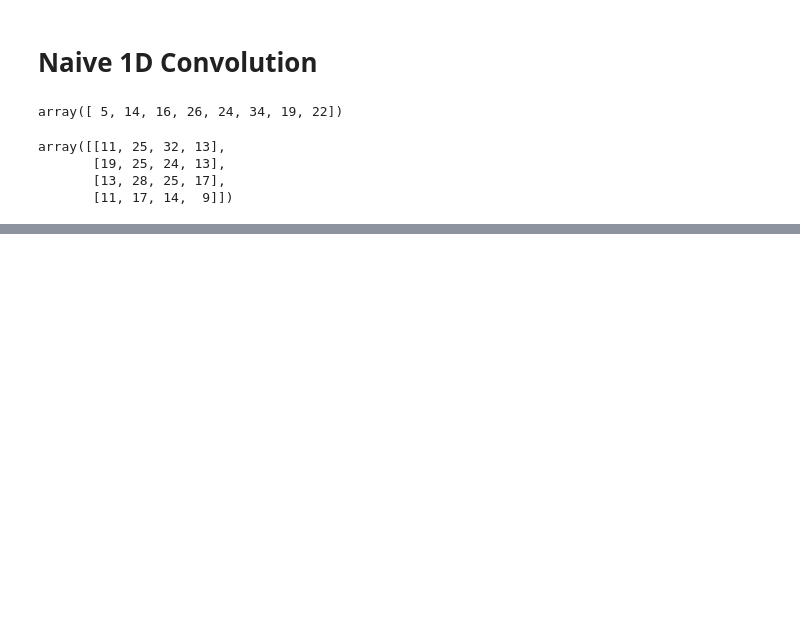
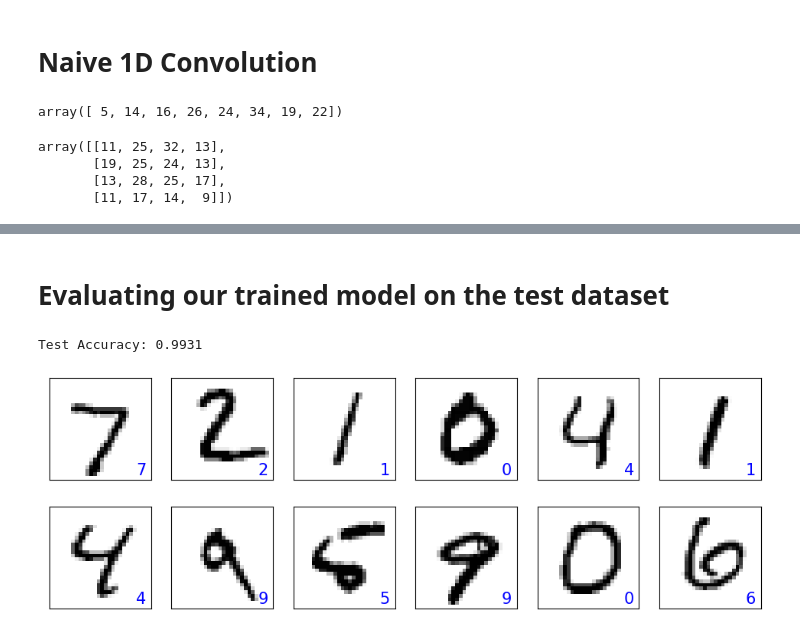
Before and after one commit to Jstafford98/Machine-Learning-with-PyTorch-and-Scikit-Learn, a Jupyter notebook: src/Chapter14.ipynb, the cells around one changed output, grey strips where cells are left out. Saved outputs shown, nothing was run; the diff lists cells and outputs as text; code cells hidden in the pictures; blank space fills up the shorter version.

```diff
--- a/src/Chapter14.ipynb
+++ b/src/Chapter14.ipynb
@@ -75,0 +226,24 @@ array([[11, 25, 32, 13],
+# %% [markdown]
+#  Evaluating our trained model on the test dataset
+# %%
+pred = model(mnist_test.data.unsqueeze(1) / 255.)
+is_correct = (
+    torch.argmax(pred, dim=1) == mnist_test.targets
+).float()
+print(f'Test Accuracy: {is_correct.mean():.4f}')
+# %% [output]
+Test Accuracy: 0.9931
+# %%
+fig = plt.figure(figsize=(12, 4))
+for i in range(12):
+    ax = fig.add_subplot(2, 6, i+1)
+    ax.set_xticks([])
+    ax.set_yticks([])
+    img = mnist_test[i][0][0,:,:]
+    pred = model(img.unsqueeze(0).unsqueeze(1))
+    y_pred = torch.argmax(pred)
+    ax.imshow(img, cmap='gray_r')
+    ax.text(.9, .1, y_pred.item(), size=15, color='blue', horizontalalignment='center', verticalalignment='center', transform=ax.transAxes)
+plt.show()
+# %% [output]
+[figure, added]
```
Also changed, not shown: parts of 8 cells of this notebook, 1 other file.
